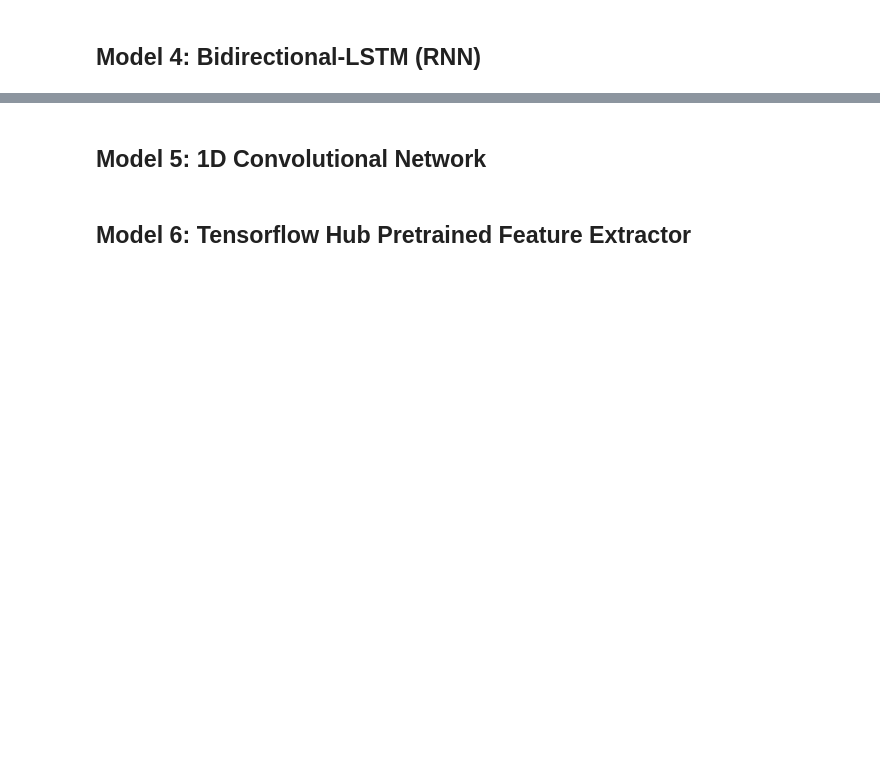
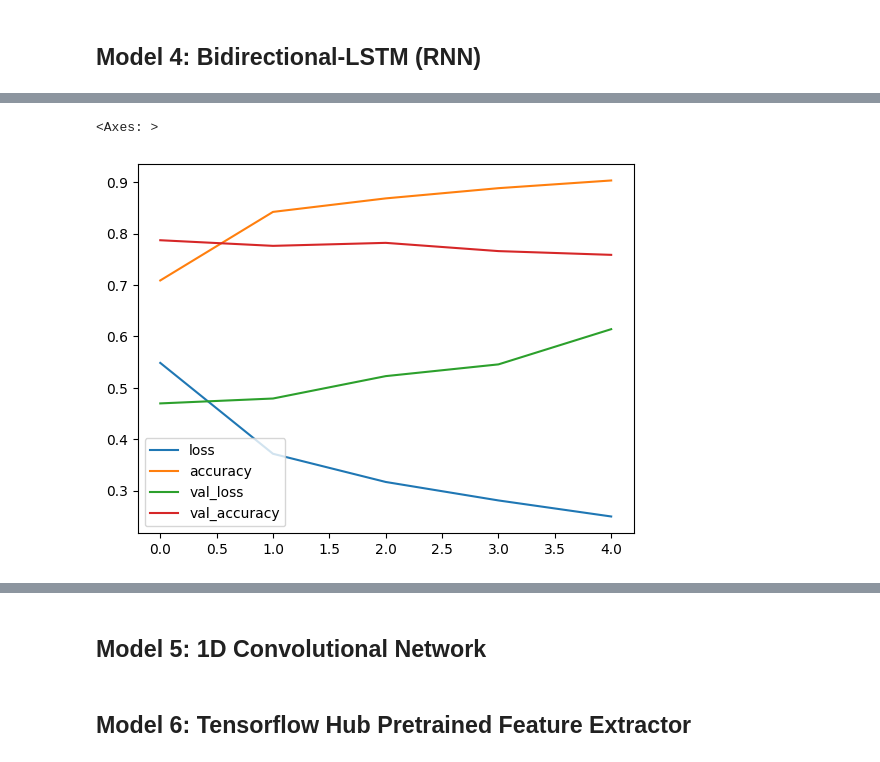
Before and after one commit to poolGolez/tf-playground, a Jupyter notebook: NLP_Fundamentals_Follow_Through.ipynb, the cells around one changed output, grey strips where cells are left out. Cells and saved outputs as stored; diff of their text form; code cells hidden in the pictures; blank space fills up the shorter version.

```diff
--- a/NLP_Fundamentals_Follow_Through.ipynb
+++ b/NLP_Fundamentals_Follow_Through.ipynb
@@ -407,2 +603,16 @@ score_predictions(y_val, model_1_preds)
 # %% [markdown]
 ## Model 4: Bidirectional-LSTM (RNN)
+# %%
+from tensorflow.keras.layers import Bidirectional
+
+def build_model_4():
+  return tf.keras.Sequential([
+      Input(shape=(1,), dtype=tf.string),
+      vectorizer,
+      make_embedding(),
+      Bidirectional(LSTM(64)),
+      Dense(1, activation='sigmoid')
+  ])
+
+model_4 = build_model_4()
+model_4.summary()
@@ -408,0 +639,10 @@ score_predictions(y_val, model_1_preds)
+# %%
+model_4.compile(
+    loss=tf.keras.losses.BinaryCrossentropy(),
+    optimizer=tf.keras.optimizers.Adam(),
+    metrics=["accuracy"]
+)
+
+model_4_history = model_4.fit(X_train, y_train,
+            epochs=5,
+            validation_split=0.2)
@@ -408,0 +660,5 @@ score_predictions(y_val, model_1_preds)
+# %%
+pd.DataFrame(model_4_history.history).plot()
+# %% [output]
+<Axes: >
+[figure, added]
```
Also changed, not shown: parts of 33 cells of this notebook.
